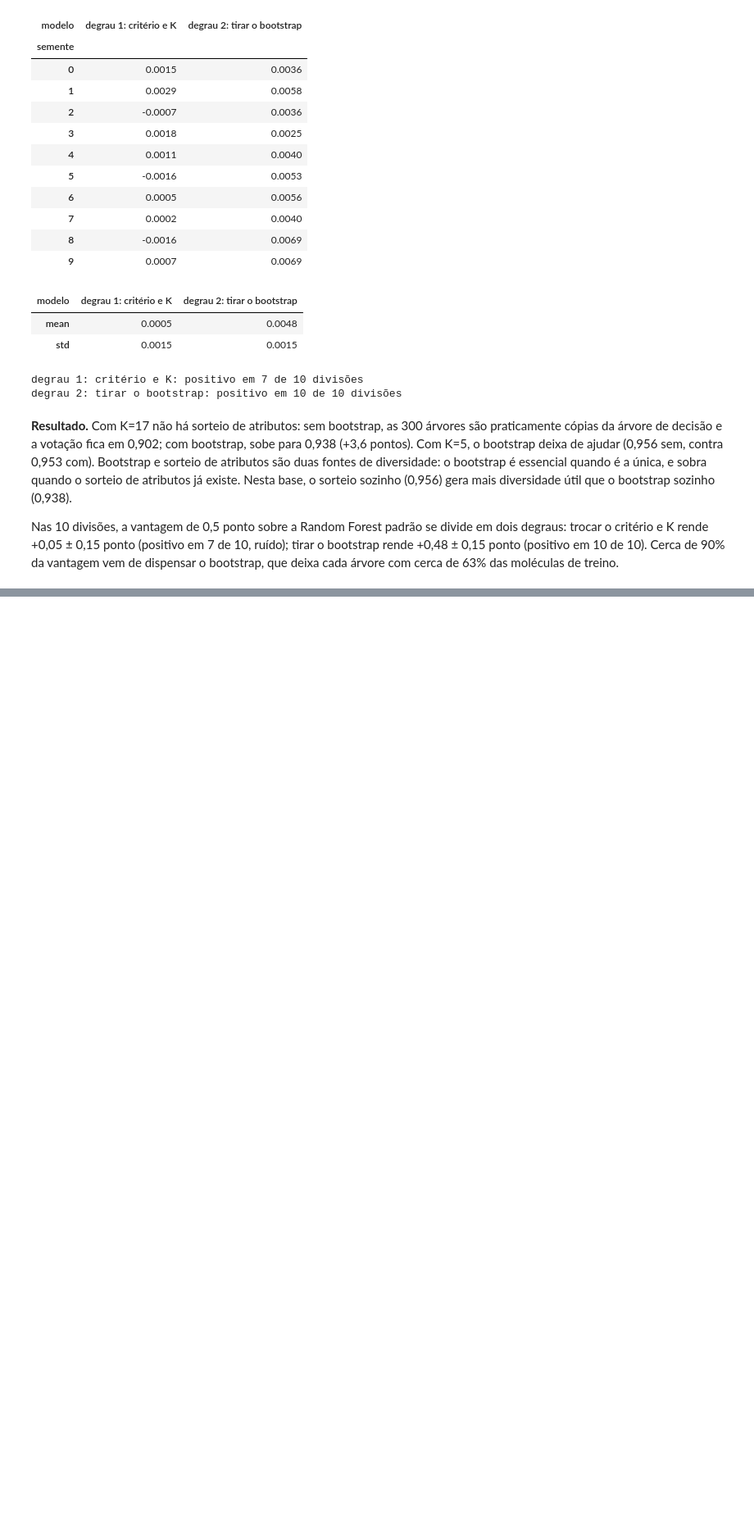
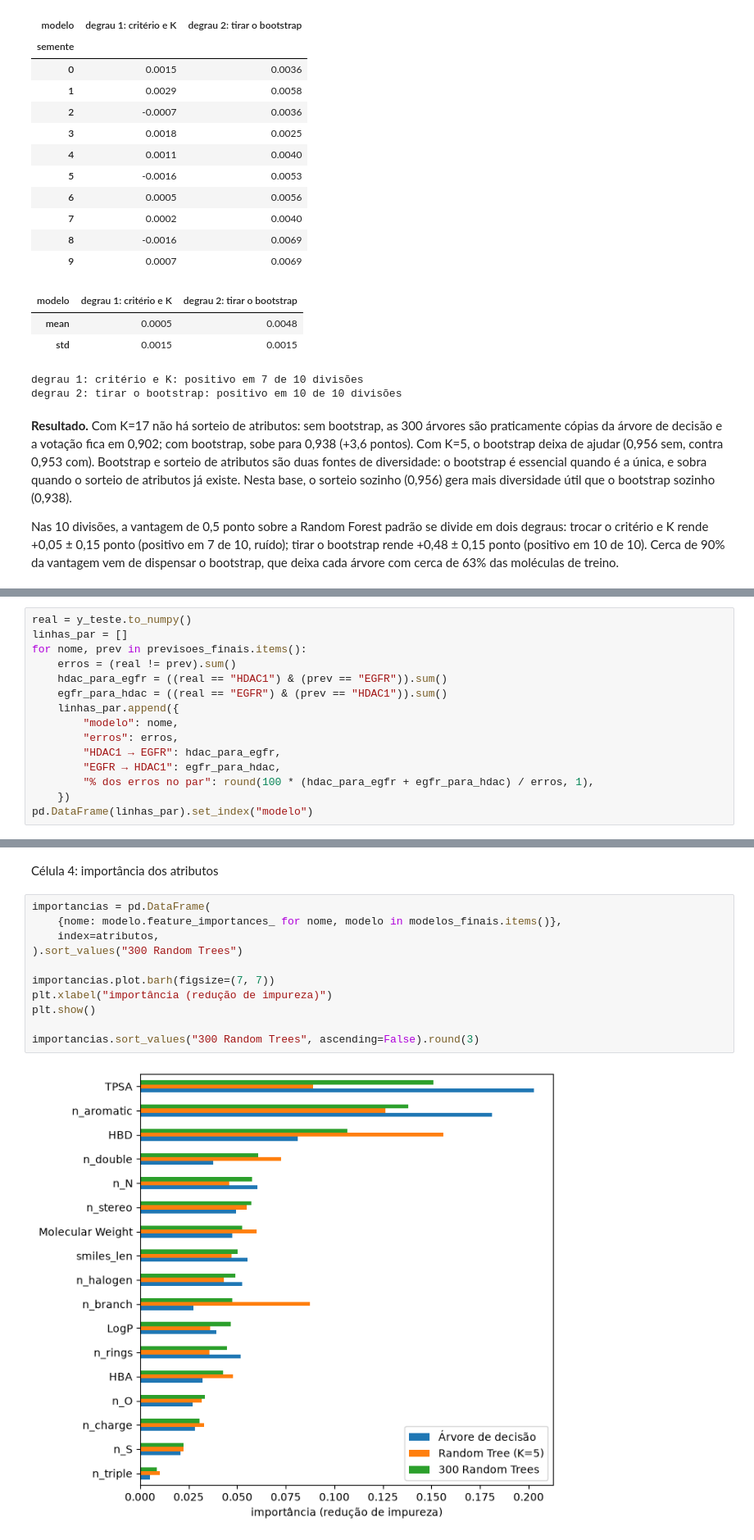
Before and after one commit to pumba-dev/machine-learning-practice, a Jupyter notebook: notebooks/04_random_tree.ipynb, the cells around one changed output, grey strips where cells are left out. Shown at 82% size. Drawn from its saved outputs; the diff is of its cells as text; blank space fills up the shorter version.

```diff
--- a/notebooks/04_random_tree.ipynb
+++ b/notebooks/04_random_tree.ipynb
@@ -446,0 +499,15 @@ Nas 10 divisões, a vantagem de 0,5 ponto sobre a Random Forest padrão se divid
+# %%
+real = y_teste.to_numpy()
+linhas_par = []
+for nome, prev in previsoes_finais.items():
+    erros = (real != prev).sum()
+    hdac_para_egfr = ((real == "HDAC1") & (prev == "EGFR")).sum()
+    egfr_para_hdac = ((real == "EGFR") & (prev == "HDAC1")).sum()
+    linhas_par.append({
+        "modelo": nome,
+        "erros": erros,
+        "HDAC1 → EGFR": hdac_para_egfr,
+        "EGFR → HDAC1": egfr_para_hdac,
+        "% dos erros no par": round(100 * (hdac_para_egfr + egfr_para_hdac) / erros, 1),
+    })
+pd.DataFrame(linhas_par).set_index("modelo")
@@ -446,0 +520,15 @@ Nas 10 divisões, a vantagem de 0,5 ponto sobre a Random Forest padrão se divid
+# %% [markdown]
+Célula 4: importância dos atributos
+# %%
+importancias = pd.DataFrame(
+    {nome: modelo.feature_importances_ for nome, modelo in modelos_finais.items()},
+    index=atributos,
+).sort_values("300 Random Trees")
+
+importancias.plot.barh(figsize=(7, 7))
+plt.xlabel("importância (redução de impureza)")
+plt.show()
+
+importancias.sort_values("300 Random Trees", ascending=False).round(3)
+# %% [output]
+[figure, added]
```
Also changed, not shown: parts of 9 cells of this notebook.
